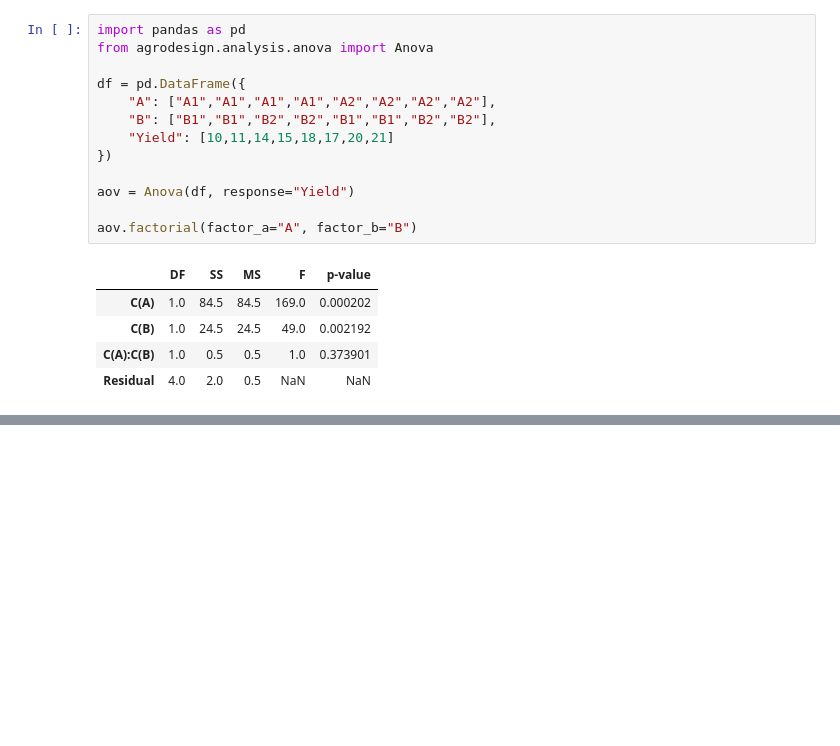
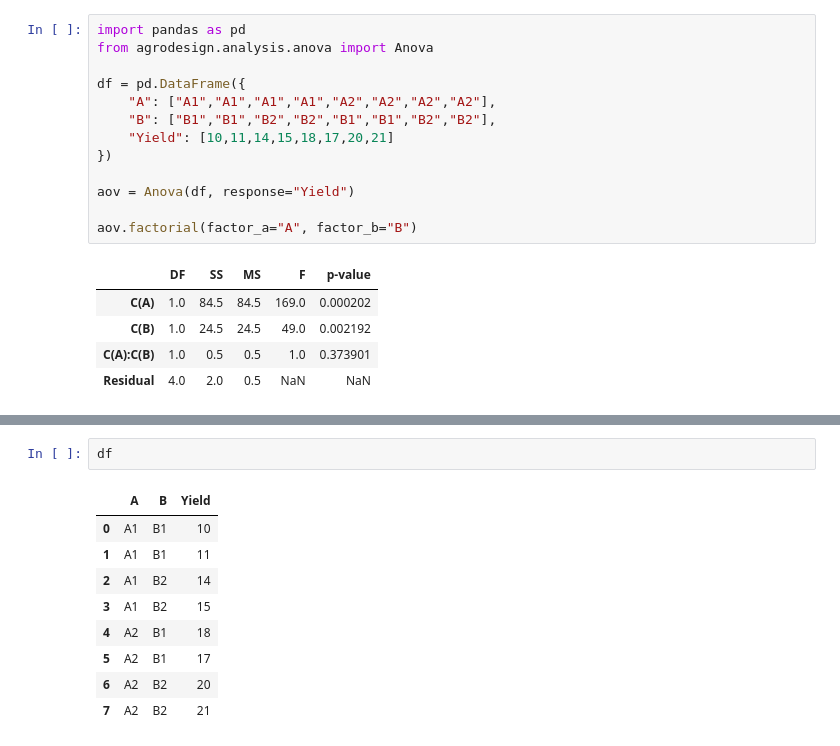
Before and after one commit to DeepStatistix/AgroDesign, a Jupyter notebook: examples/test_anova.ipynb, the cells around one changed output, grey strips where cells are left out. Cells and saved outputs as stored; diff of their text form; blank space fills up the shorter version.

```diff
--- a/examples/test_anova.ipynb
+++ b/examples/test_anova.ipynb
@@ -95,0 +121,12 @@ AttributeError: 'Anova' object has no attribute 'factorial_means'
+# %%
+df
+# %% [output]
+|  | A | B | Yield |
+| 0 | A1 | B1 | 10 |
+| 1 | A1 | B1 | 11 |
+| 2 | A1 | B2 | 14 |
+| 3 | A1 | B2 | 15 |
+| 4 | A2 | B1 | 18 |
+| 5 | A2 | B1 | 17 |
+| 6 | A2 | B2 | 20 |
+| 7 | A2 | B2 | 21 |
```
Also changed, not shown: parts of 7 cells of this notebook, 12 other files.
